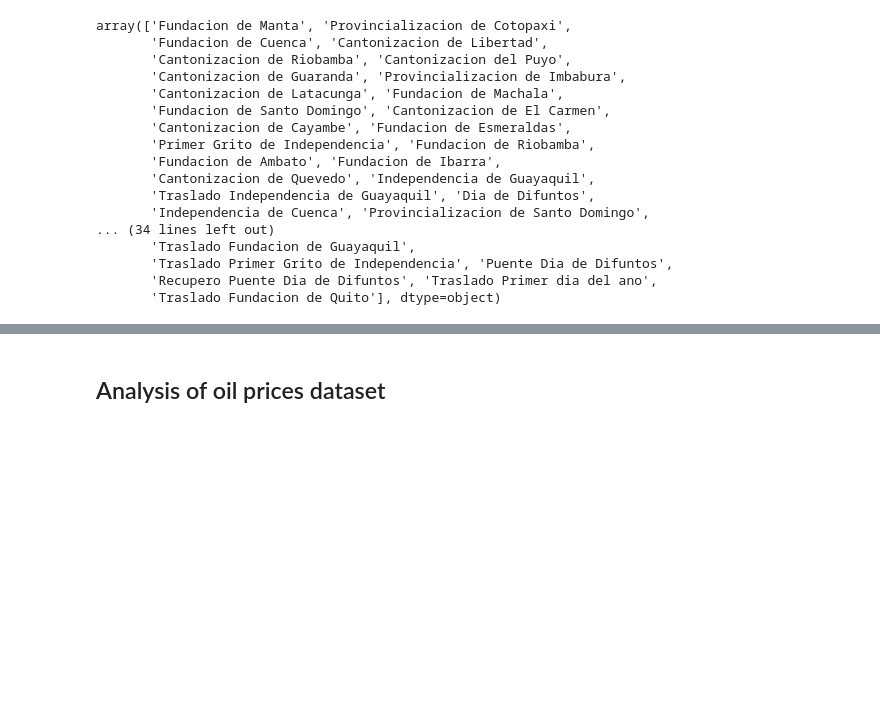
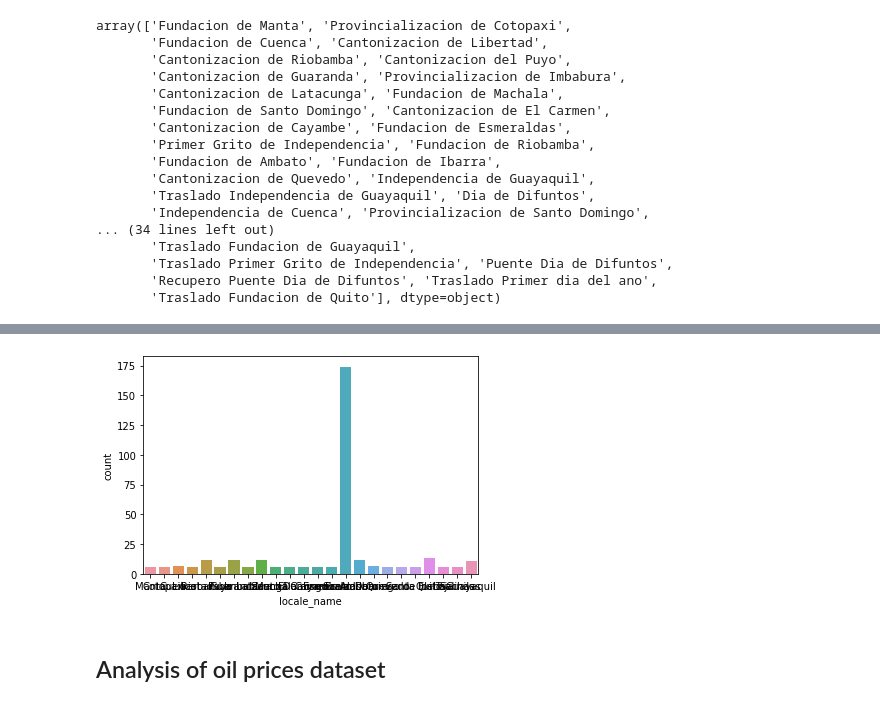
Before and after one commit to NickThe1/Store-Sales---Time-Series-Forecasting, a Jupyter notebook: Store Sales - Time Series Forecasting.ipynb, the cells around one changed output, grey strips where cells are left out. Saved outputs shown, nothing was run; the diff lists cells and outputs as text; code cells hidden in the pictures; blank space fills up the shorter version.

```diff
--- a/Store Sales - Time Series Forecasting.ipynb
+++ b/Store Sales - Time Series Forecasting.ipynb
@@ -98,3 +108,7 @@ array(['Fundacion de Manta', 'Provincializacion de Cotopaxi',
+# %%
+sns.countplot(x="locale_name", data=holidays_events);
+# %% [output]
+[figure, added]
 # %% [markdown]
 ## Analysis of oil prices dataset
 # %%
```
Also changed, not shown: parts of 2 cells of this notebook.
